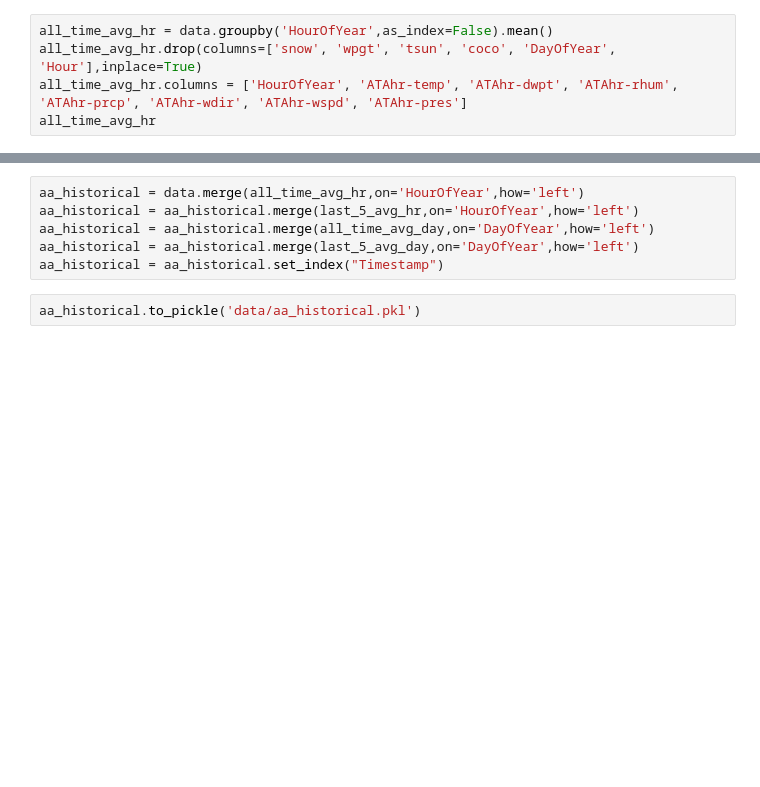
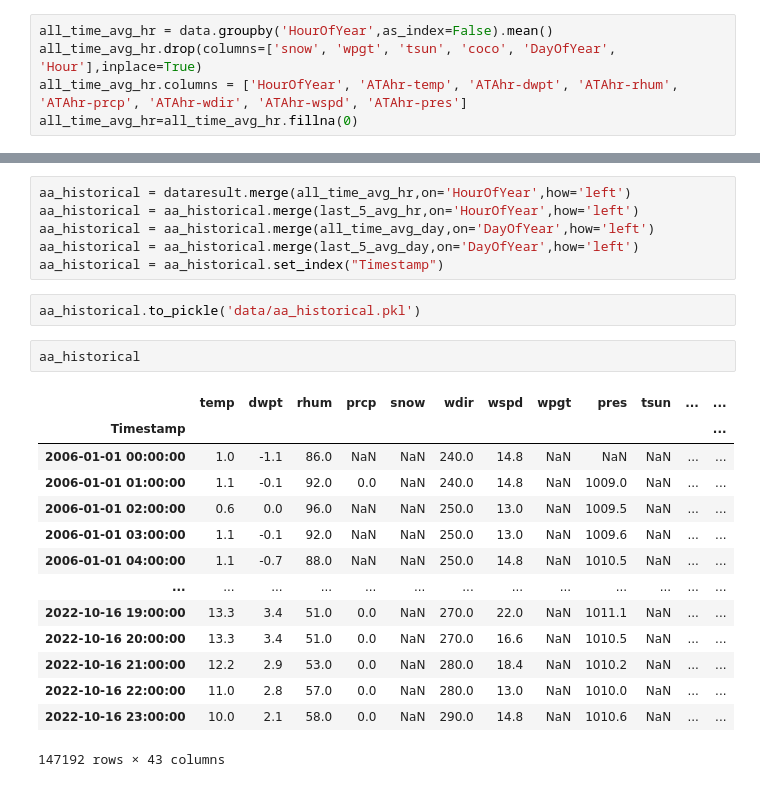
Before and after one commit to Pkeet99/Weatherman, a Jupyter notebook: data/ann_arbor_historical_dataset.ipynb, the cells around one changed output, grey strips where cells are left out. Saved outputs shown, nothing was run; the diff lists cells and outputs as text; blank space fills up the shorter version.

```diff
--- a/data/ann_arbor_historical_dataset.ipynb
+++ b/data/ann_arbor_historical_dataset.ipynb
@@ -52,4 +43,4 @@ data
 all_time_avg_hr = data.groupby('HourOfYear',as_index=False).mean()
 all_time_avg_hr.drop(columns=['snow', 'wpgt', 'tsun', 'coco', 'DayOfYear', 'Hour'],inplace=True)
 all_time_avg_hr.columns = ['HourOfYear', 'ATAhr-temp', 'ATAhr-dwpt', 'ATAhr-rhum', 'ATAhr-prcp', 'ATAhr-wdir', 'ATAhr-wspd', 'ATAhr-pres']
-all_time_avg_hr
+all_time_avg_hr=all_time_avg_hr.fillna(0)
@@ -126,10 +90,27 @@ last_5_avg_day
 | 365 | 365.0 | -1.258333 | -6.633333 | 67.000000 | 0.000000 | 293.333333 | 14.762500 | 1021.029167 |
 366 rows × 8 columns
 # %%
-aa_historical = data.merge(all_time_avg_hr,on='HourOfYear',how='left')
+aa_historical = dataresult.merge(all_time_avg_hr,on='HourOfYear',how='left')
 aa_historical = aa_historical.merge(last_5_avg_hr,on='HourOfYear',how='left')
 aa_historical = aa_historical.merge(all_time_avg_day,on='DayOfYear',how='left')
 aa_historical = aa_historical.merge(last_5_avg_day,on='DayOfYear',how='left')
 aa_historical = aa_historical.set_index("Timestamp")
 # %%
 aa_historical.to_pickle('data/aa_historical.pkl')
+# %%
+aa_historical
+# %% [output]
+|  | temp | dwpt | rhum | prcp | snow | wdir | wspd | wpgt | pres | tsun | ... | ... |
+| Timestamp |  |  |  |  |  |  |  |  |  |  |  | ... |
+| 2006-01-01 00:00:00 | 1.0 | -1.1 | 86.0 | NaN | NaN | 240.0 | 14.8 | NaN | NaN | NaN | ... | ... |
+| 2006-01-01 01:00:00 | 1.1 | -0.1 | 92.0 | 0.0 | NaN | 240.0 | 14.8 | NaN | 1009.0 | NaN | ... | ... |
+| 2006-01-01 02:00:00 | 0.6 | 0.0 | 96.0 | NaN | NaN | 250.0 | 13.0 | NaN | 1009.5 | NaN | ... | ... |
+| 2006-01-01 03:00:00 | 1.1 | -0.1 | 92.0 | NaN | NaN | 250.0 | 13.0 | NaN | 1009.6 | NaN | ... | ... |
+| 2006-01-01 04:00:00 | 1.1 | -0.7 | 88.0 | NaN | NaN | 250.0 | 14.8 | NaN | 1010.5 | NaN | ... | ... |
+| ... | ... | ... | ... | ... | ... | ... | ... | ... | ... | ... | ... | ... |
+| 2022-10-16 19:00:00 | 13.3 | 3.4 | 51.0 | 0.0 | NaN | 270.0 | 22.0 | NaN | 1011.1 | NaN | ... | ... |
+| 2022-10-16 20:00:00 | 13.3 | 3.4 | 51.0 | 0.0 | NaN | 270.0 | 16.6 | NaN | 1010.5 | NaN | ... | ... |
+| 2022-10-16 21:00:00 | 12.2 | 2.9 | 53.0 | 0.0 | NaN | 280.0 | 18.4 | NaN | 1010.2 | NaN | ... | ... |
+| 2022-10-16 22:00:00 | 11.0 | 2.8 | 57.0 | 0.0 | NaN | 280.0 | 13.0 | NaN | 1010.0 | NaN | ... | ... |
+| 2022-10-16 23:00:00 | 10.0 | 2.1 | 58.0 | 0.0 | NaN | 290.0 | 14.8 | NaN | 1010.6 | NaN | ... | ... |
+147192 rows × 43 columns
```
Also changed, not shown: parts of 9 cells of this notebook, 1 other file.
